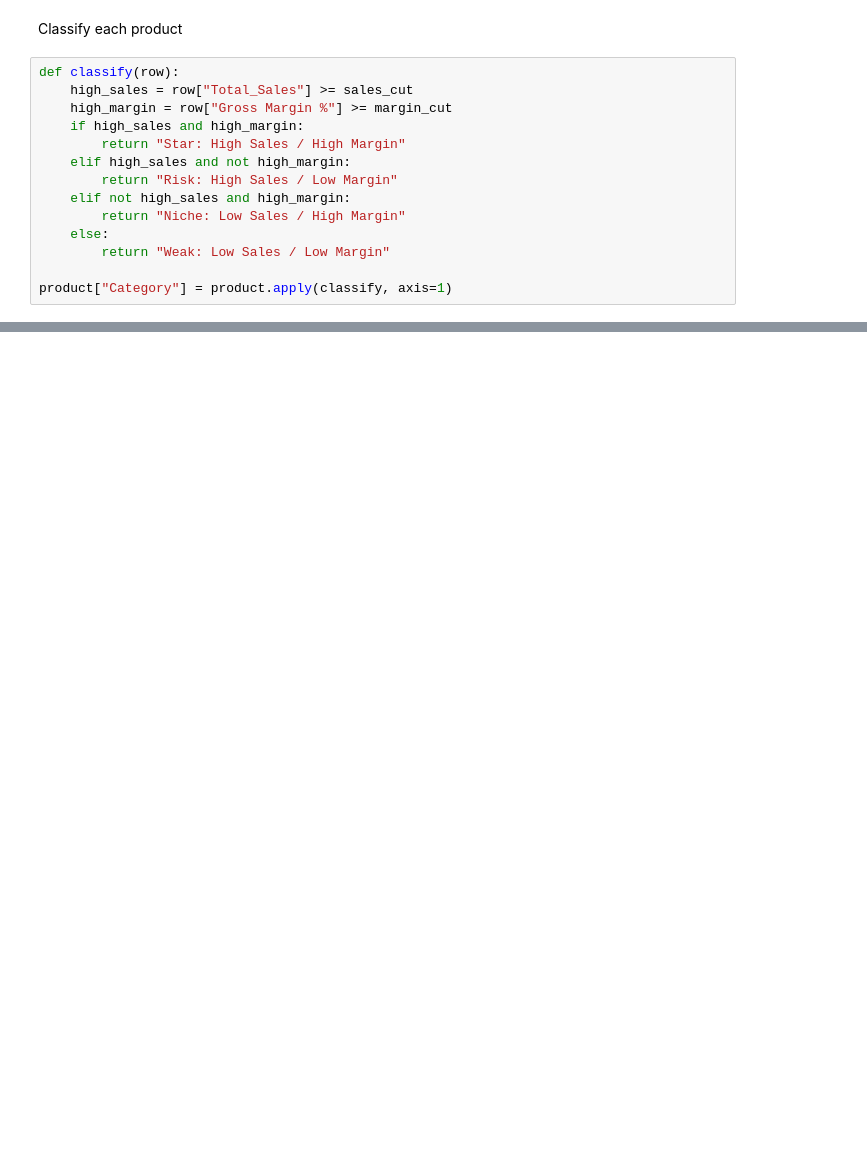
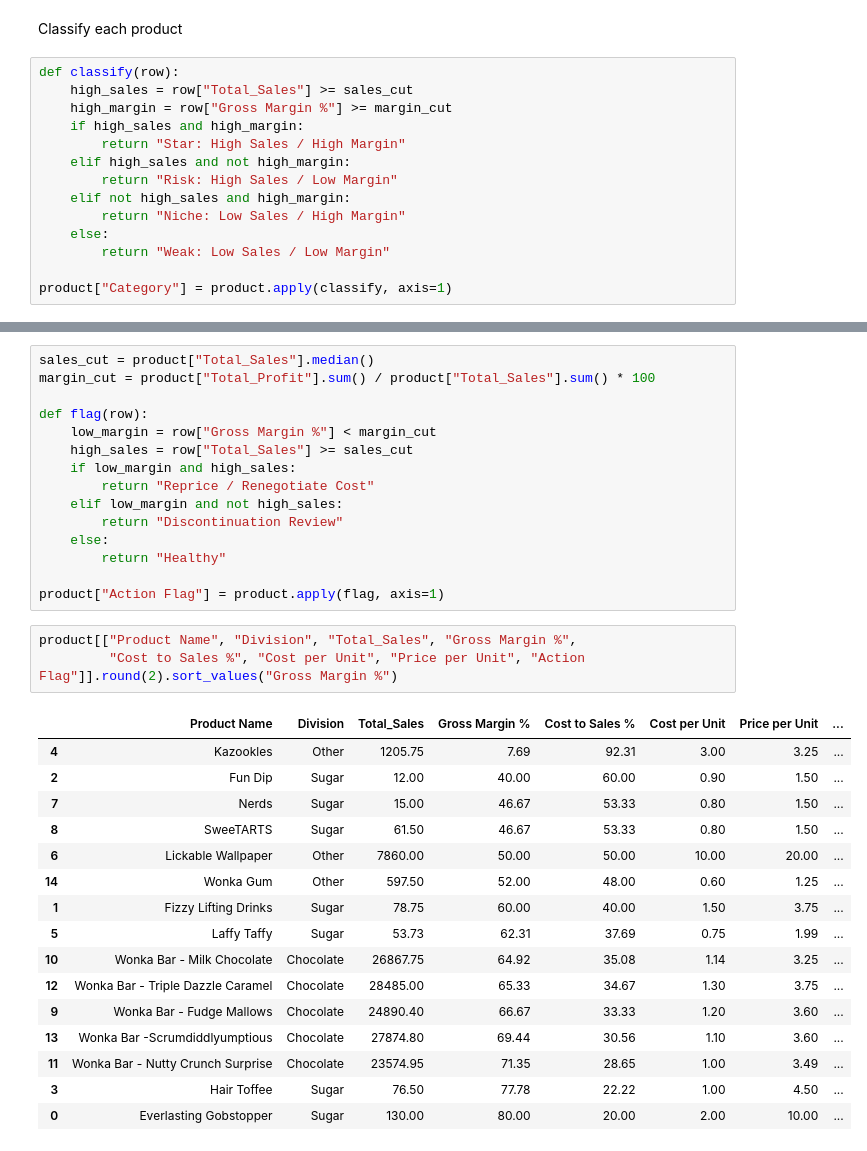
Before and after one commit to subhamsam007/nassau-candy-profitability-analysis, a Jupyter notebook: Nassau_Candy_Product_Profitability_Analysis.ipynb, the cells around one changed output, grey strips where cells are left out. Drawn from its saved outputs; the diff is of its cells as text; blank space fills up the shorter version.

```diff
--- a/Nassau_Candy_Product_Profitability_Analysis.ipynb
+++ b/Nassau_Candy_Product_Profitability_Analysis.ipynb
@@ -221,0 +328,35 @@ product[["Product Name", "Division", "Total_Sales", "Total_Profit",
+# %%
+sales_cut = product["Total_Sales"].median()
+margin_cut = product["Total_Profit"].sum() / product["Total_Sales"].sum() * 100
+
+def flag(row):
+    low_margin = row["Gross Margin %"] < margin_cut
+    high_sales = row["Total_Sales"] >= sales_cut
+    if low_margin and high_sales:
+        return "Reprice / Renegotiate Cost"
+    elif low_margin and not high_sales:
+        return "Discontinuation Review"
+    else:
+        return "Healthy"
+
+product["Action Flag"] = product.apply(flag, axis=1)
+# %%
+product[["Product Name", "Division", "Total_Sales", "Gross Margin %",
+         "Cost to Sales %", "Cost per Unit", "Price per Unit", "Action Flag"]].round(2).sort_values("Gross Margin %")
+# %% [output]
+|  | Product Name | Division | Total_Sales | Gross Margin % | Cost to Sales % | Cost per Unit | Price per Unit | ... |
+| 4 | Kazookles | Other | 1205.75 | 7.69 | 92.31 | 3.00 | 3.25 | ... |
+| 2 | Fun Dip | Sugar | 12.00 | 40.00 | 60.00 | 0.90 | 1.50 | ... |
+| 7 | Nerds | Sugar | 15.00 | 46.67 | 53.33 | 0.80 | 1.50 | ... |
+| 8 | SweeTARTS | Sugar | 61.50 | 46.67 | 53.33 | 0.80 | 1.50 | ... |
+| 6 | Lickable Wallpaper | Other | 7860.00 | 50.00 | 50.00 | 10.00 | 20.00 | ... |
+| 14 | Wonka Gum | Other | 597.50 | 52.00 | 48.00 | 0.60 | 1.25 | ... |
+| 1 | Fizzy Lifting Drinks | Sugar | 78.75 | 60.00 | 40.00 | 1.50 | 3.75 | ... |
+| 5 | Laffy Taffy | Sugar | 53.73 | 62.31 | 37.69 | 0.75 | 1.99 | ... |
+| 10 | Wonka Bar - Milk Chocolate | Chocolate | 26867.75 | 64.92 | 35.08 | 1.14 | 3.25 | ... |
+| 12 | Wonka Bar - Triple Dazzle Caramel | Chocolate | 28485.00 | 65.33 | 34.67 | 1.30 | 3.75 | ... |
+| 9 | Wonka Bar - Fudge Mallows | Chocolate | 24890.40 | 66.67 | 33.33 | 1.20 | 3.60 | ... |
+| 13 | Wonka Bar -Scrumdiddlyumptious | Chocolate | 27874.80 | 69.44 | 30.56 | 1.10 | 3.60 | ... |
+| 11 | Wonka Bar - Nutty Crunch Surprise | Chocolate | 23574.95 | 71.35 | 28.65 | 1.00 | 3.49 | ... |
+| 3 | Hair Toffee | Sugar | 76.50 | 77.78 | 22.22 | 1.00 | 4.50 | ... |
+| 0 | Everlasting Gobstopper | Sugar | 130.00 | 80.00 | 20.00 | 2.00 | 10.00 | ... |
```
Also changed, not shown: parts of 25 cells of this notebook.
